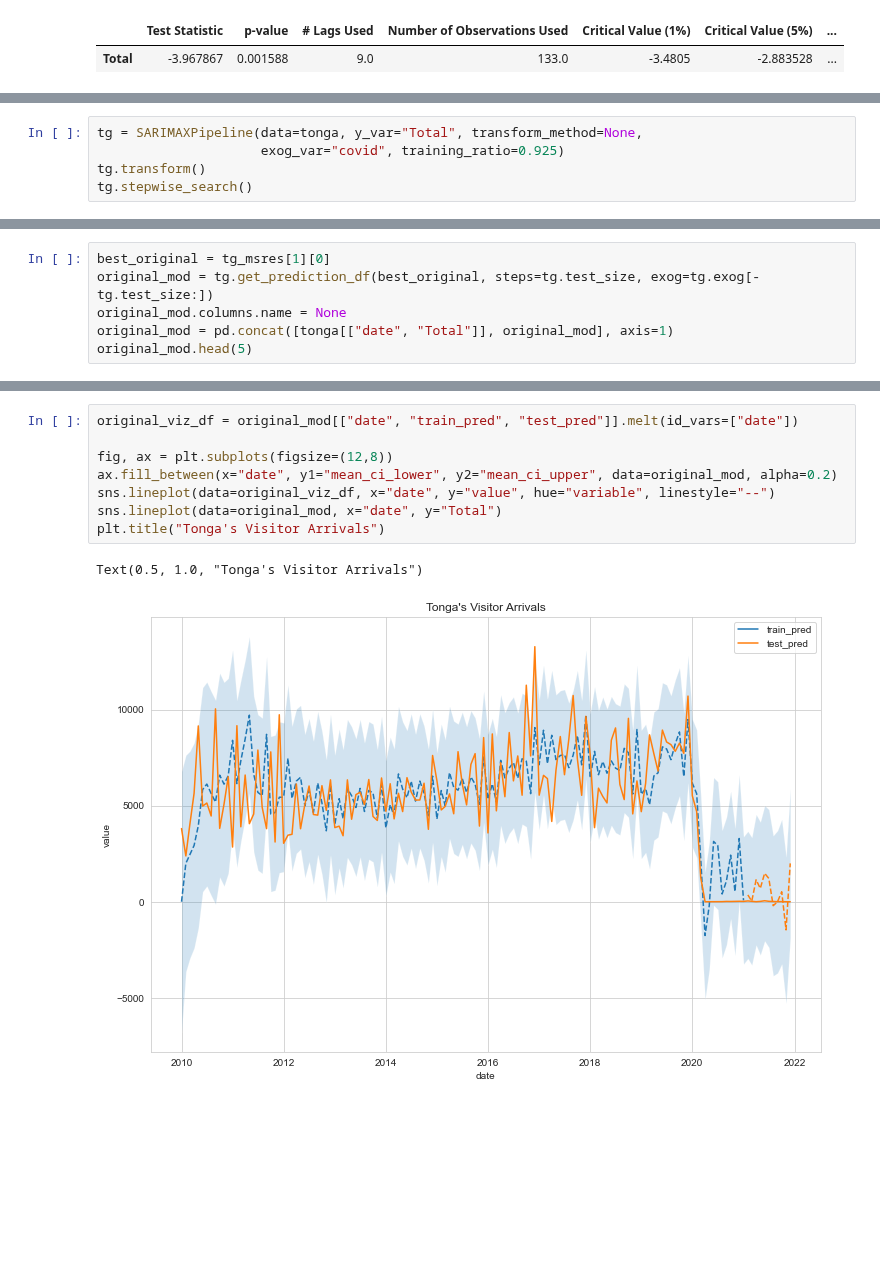
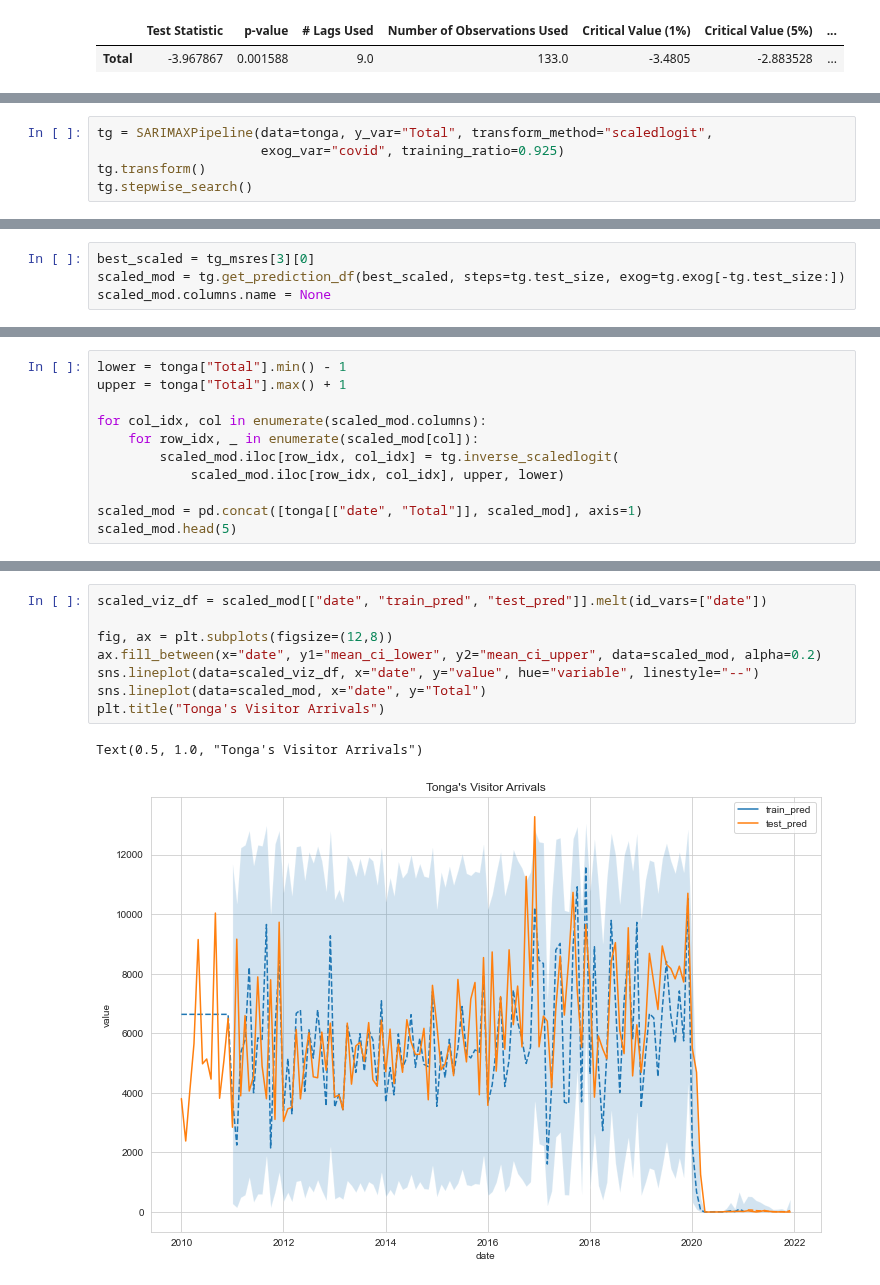
Before and after one commit to worldbank/pacific-observatory, a Jupyter notebook: scripts/notebooks/Tourism/modelling/tonga.ipynb, the cells around one changed output, grey strips where cells are left out. Saved outputs shown, nothing was run; the diff lists cells and outputs as text; blank space fills up the shorter version.

```diff
--- a/scripts/notebooks/Tourism/modelling/tonga.ipynb
+++ b/scripts/notebooks/Tourism/modelling/tonga.ipynb
@@ -114,5 +109,5 @@ get_adf_df(tonga.diff().dropna(), ["Total"])
 # %%
-tg = SARIMAXPipeline(data=tonga, y_var="Total", transform_method=None,
+tg = SARIMAXPipeline(data=tonga, y_var="Total", transform_method="scaledlogit",
                      exog_var="covid", training_ratio=0.925)
 tg.transform()
 tg.stepwise_search()
@@ -211,6 +226,4 @@ tg_comp = tg.compare_models(
 # %%
-best_original = tg_msres[1][0]
-original_mod = tg.get_prediction_df(best_original, steps=tg.test_size, exog=tg.exog[-tg.test_size:])
-original_mod.columns.name = None
-original_mod = pd.concat([tonga[["date", "Total"]], original_mod], axis=1)
-original_mod.head(5)
+best_scaled = tg_msres[3][0]
+scaled_mod = tg.get_prediction_df(best_scaled, steps=tg.test_size, exog=tg.exog[-tg.test_size:])
+scaled_mod.columns.name = None
@@ -223,0 +230,11 @@ original_mod.head(5)
+# %%
+lower = tonga["Total"].min() - 1
+upper = tonga["Total"].max() + 1
+
+for col_idx, col in enumerate(scaled_mod.columns):
+    for row_idx, _ in enumerate(scaled_mod[col]):
+        scaled_mod.iloc[row_idx, col_idx] = tg.inverse_scaledlogit(
+            scaled_mod.iloc[row_idx, col_idx], upper, lower)
+
+scaled_mod = pd.concat([tonga[["date", "Total"]], scaled_mod], axis=1)
+scaled_mod.head(5)
@@ -224,11 +264,11 @@ original_mod.head(5)
 # %%
-original_viz_df = original_mod[["date", "train_pred", "test_pred"]].melt(id_vars=["date"])
+scaled_viz_df = scaled_mod[["date", "train_pred", "test_pred"]].melt(id_vars=["date"])
 
 fig, ax = plt.subplots(figsize=(12,8))
-ax.fill_between(x="date", y1="mean_ci_lower", y2="mean_ci_upper", data=original_mod, alpha=0.2)
-sns.lineplot(data=original_viz_df, x="date", y="value", hue="variable", linestyle="--")
-sns.lineplot(data=original_mod, x="date", y="Total")
+ax.fill_between(x="date", y1="mean_ci_lower", y2="mean_ci_upper", data=scaled_mod, alpha=0.2)
+sns.lineplot(data=scaled_viz_df, x="date", y="value", hue="variable", linestyle="--")
+sns.lineplot(data=scaled_mod, x="date", y="Total")
 plt.title("Tonga's Visitor Arrivals")
 # %% [output]
 Text(0.5, 1.0, "Tonga's Visitor Arrivals")
-[figure, old version]
+[figure, new version]
```
Also changed, not shown: parts of 17 cells of this notebook, 6 other files.
